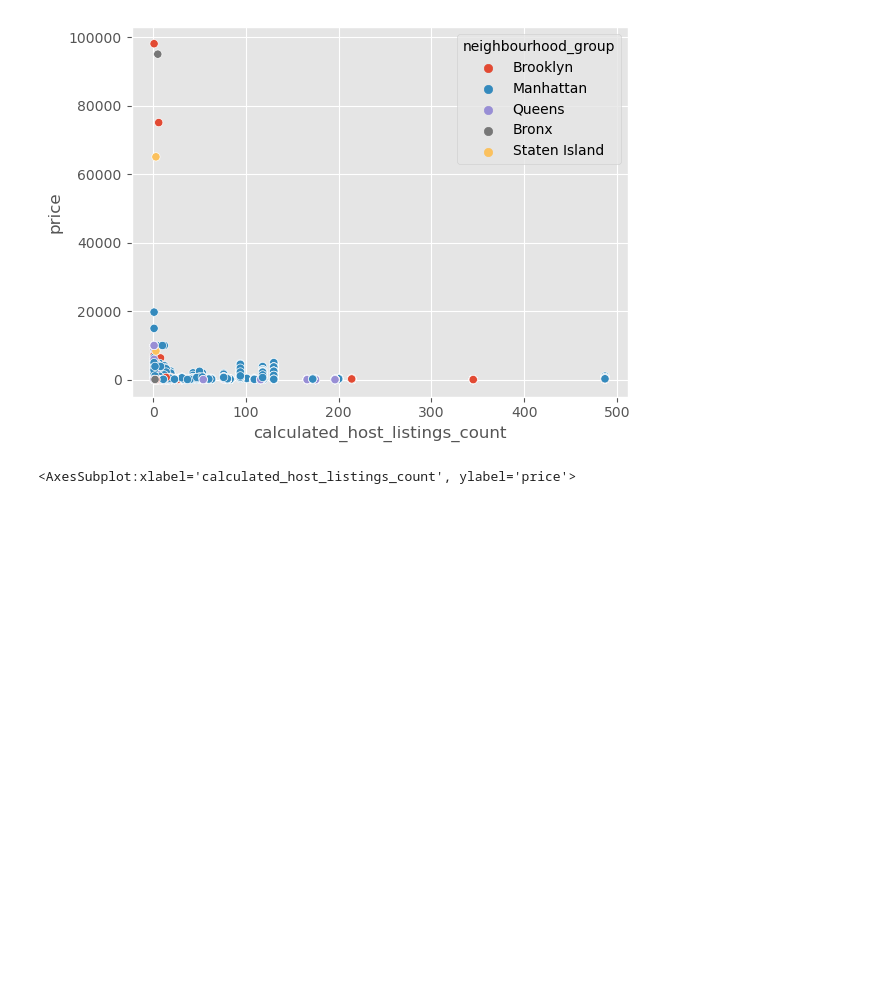
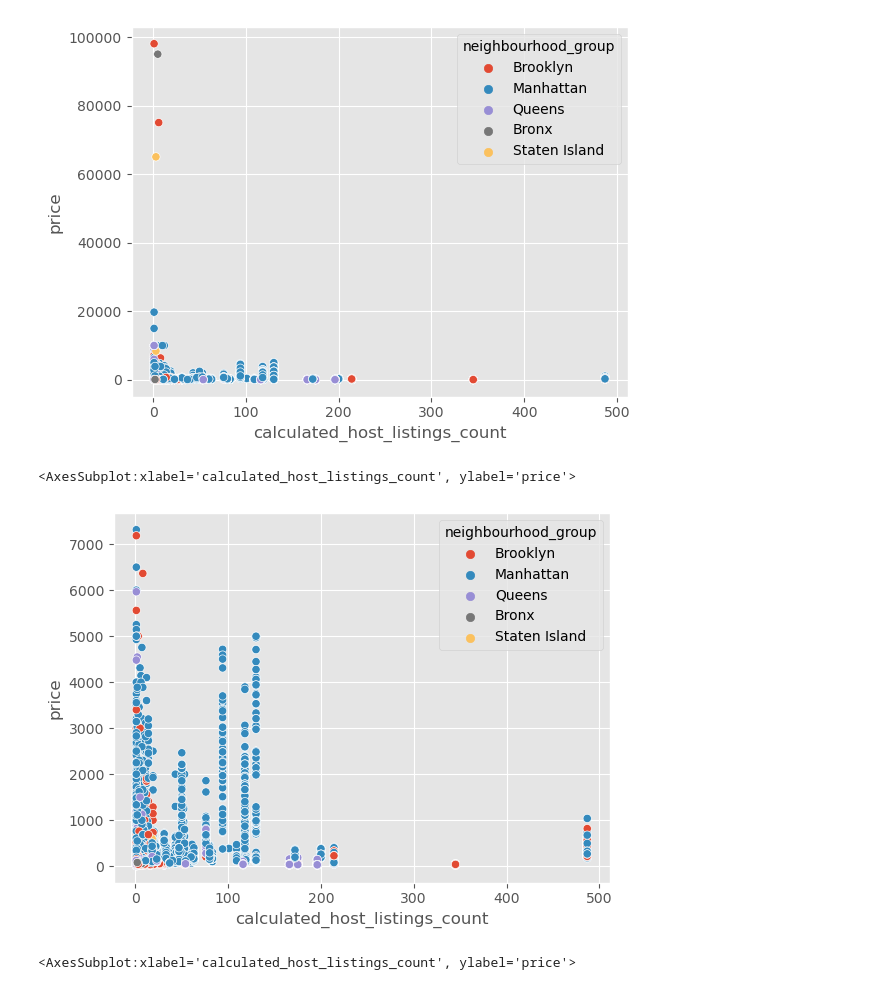
Before and after one commit to liu-roger/data_visualization_project, a Jupyter notebook: visualizations/host_listing_count_vs_price.ipynb, the cells around one changed output. Cells and saved outputs as stored; diff of their text form; code cells hidden in the pictures; blank space fills up the shorter version.

```diff
--- a/visualizations/host_listing_count_vs_price.ipynb
+++ b/visualizations/host_listing_count_vs_price.ipynb
@@ -74,11 +73,14 @@ sns.boxplot(x = 'neighbourhood_group', y = 'calculated_host_listings_count', dat
 # %%
-listing_price_less_than_10k = listingsNYC.copy(deep=True)
-listing_price_less_than_10k = listing_price_less_than_10k[listing_price_less_than_10k['price']<8000]
+listing_price_less_than_8k = listingsNYC.copy(deep=True)
+listing_price_less_than_8k = listing_price_less_than_8k[listing_price_less_than_8k['price']<8000]
 # %%
 sns.scatterplot(x='calculated_host_listings_count',y='price', hue='neighbourhood_group', data=listingsNYC)
 # %% [output]
 <AxesSubplot:xlabel='calculated_host_listings_count', ylabel='price'>
 [figure]
 # %%
-sns.scatterplot(x='calculated_host_listings_count',y='price', hue='neighbourhood_group', data=listing_price_less_than_10k)
+sns.scatterplot(x='calculated_host_listings_count',y='price', hue='neighbourhood_group', data=listing_price_less_than_8k)
+# %% [output]
+<AxesSubplot:xlabel='calculated_host_listings_count', ylabel='price'>
+[figure, added]
 # %%
```
Also changed, not shown: parts of 6 cells of this notebook, 9 other files.
